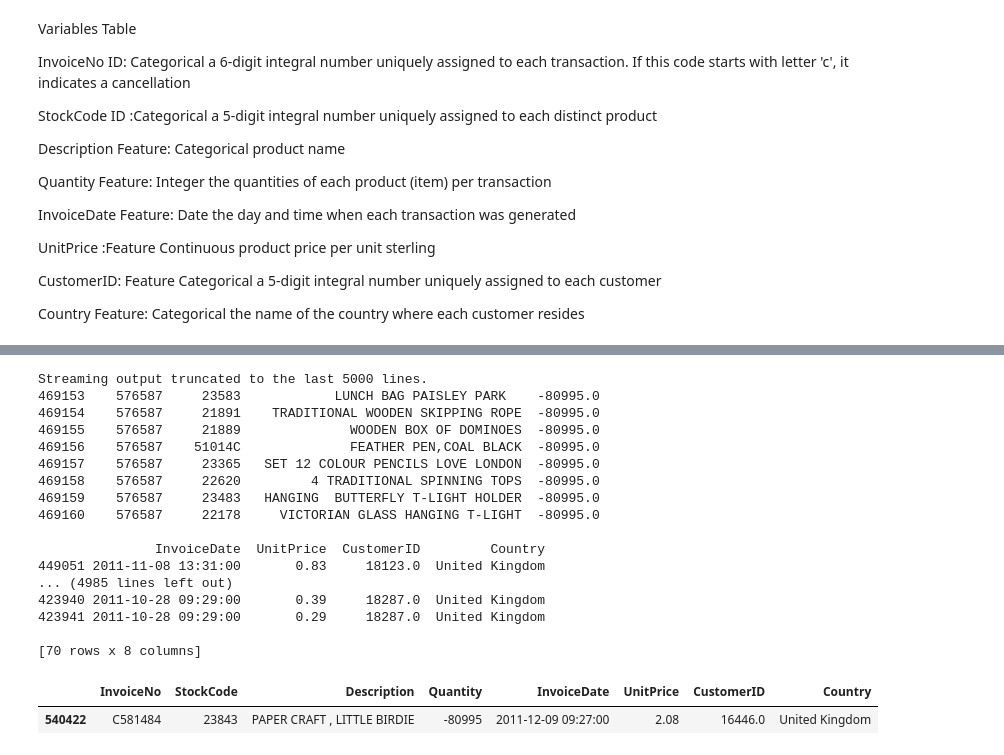
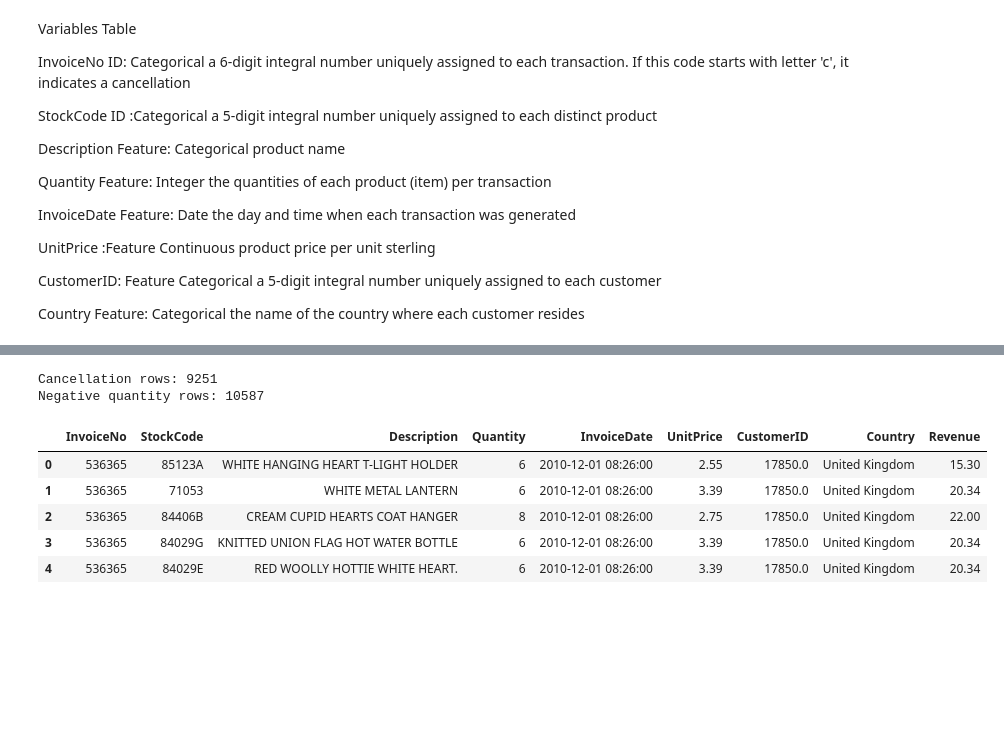
Before and after one commit to sandesh-bhatt/retail, a Jupyter notebook: Untitled4.ipynb, the cells around one changed output, grey strips where cells are left out. Saved outputs shown, nothing was run; the diff lists cells and outputs as text; code cells hidden in the pictures; blank space fills up the shorter version.

```diff
--- a/Untitled4.ipynb
+++ b/Untitled4.ipynb
@@ -157 +175,5 @@ x[x["Quantity"]==80995.000000]
+# %%
+df_clean['Description'] = (
+    df_clean['Description'].fillna('Unknown')
+)
 # %%
@@ -232,27 +197,35 @@ TypeError: unsupported operand type(s) for +: 'int' and 'str'
-# %%
-for customer_id, group in y:
-    print(customer_id)
-    print(group)
-# %% [output]
-Streaming output truncated to the last 5000 lines.
-469153    576587     23583            LUNCH BAG PAISLEY PARK    -80995.0
-469154    576587     21891    TRADITIONAL WOODEN SKIPPING ROPE  -80995.0
-469155    576587     21889              WOODEN BOX OF DOMINOES  -80995.0
-469156    576587    51014C              FEATHER PEN,COAL BLACK  -80995.0
-469157    576587     23365   SET 12 COLOUR PENCILS LOVE LONDON  -80995.0
-469158    576587     22620         4 TRADITIONAL SPINNING TOPS  -80995.0
-469159    576587     23483   HANGING  BUTTERFLY T-LIGHT HOLDER  -80995.0
-469160    576587     22178     VICTORIAN GLASS HANGING T-LIGHT  -80995.0
-
-               InvoiceDate  UnitPrice  CustomerID         Country
-449051 2011-11-08 13:31:00       0.83     18123.0  United Kingdom
-... (4985 lines left out)
-423940 2011-10-28 09:29:00       0.39     18287.0  United Kingdom
-423941 2011-10-28 09:29:00       0.29     18287.0  United Kingdom
-
-[70 rows x 8 columns]
-# %%
-x[x["Quantity"]==-80995.000000]
-# %% [output]
-|  | InvoiceNo | StockCode | Description | Quantity | InvoiceDate | UnitPrice | CustomerID | Country |
-| 540422 | C581484 | 23843 | PAPER CRAFT , LITTLE BIRDIE | -80995 | 2011-12-09 09:27:00 | 2.08 | 16446.0 | United Kingdom |
+# %%
+df_clean['InvoiceNo'] = df_clean['InvoiceNo'].astype(str)
+
+cancelled = df_clean[
+    df_clean['InvoiceNo'].str.startswith('C')
+].copy()
+
+negative_quantity = df_clean[
+    df_clean['Quantity'] < 0
+].copy()
+
+print("Cancellation rows:", len(cancelled))
+print("Negative quantity rows:", len(negative_quantity))
+# %% [output]
+Cancellation rows: 9251
+Negative quantity rows: 10587
+# %%
+sales_df = df_clean[
+    (~df_clean['InvoiceNo'].str.startswith('C')) &
+    (df_clean['Quantity'] > 0) &
+    (df_clean['UnitPrice'] > 0)
+].copy()
+# %%
+sales_df['Revenue'] = (
+    sales_df['Quantity'] * sales_df['UnitPrice']
+)
+
+sales_df.head()
+# %% [output]
+|  | InvoiceNo | StockCode | Description | Quantity | InvoiceDate | UnitPrice | CustomerID | Country | Revenue |
+| 0 | 536365 | 85123A | WHITE HANGING HEART T-LIGHT HOLDER | 6 | 2010-12-01 08:26:00 | 2.55 | 17850.0 | United Kingdom | 15.30 |
+| 1 | 536365 | 71053 | WHITE METAL LANTERN | 6 | 2010-12-01 08:26:00 | 3.39 | 17850.0 | United Kingdom | 20.34 |
+| 2 | 536365 | 84406B | CREAM CUPID HEARTS COAT HANGER | 8 | 2010-12-01 08:26:00 | 2.75 | 17850.0 | United Kingdom | 22.00 |
+| 3 | 536365 | 84029G | KNITTED UNION FLAG HOT WATER BOTTLE | 6 | 2010-12-01 08:26:00 | 3.39 | 17850.0 | United Kingdom | 20.34 |
+| 4 | 536365 | 84029E | RED WOOLLY HOTTIE WHITE HEART. | 6 | 2010-12-01 08:26:00 | 3.39 | 17850.0 | United Kingdom | 20.34 |
```
Also changed, not shown: parts of 23 cells of this notebook.
